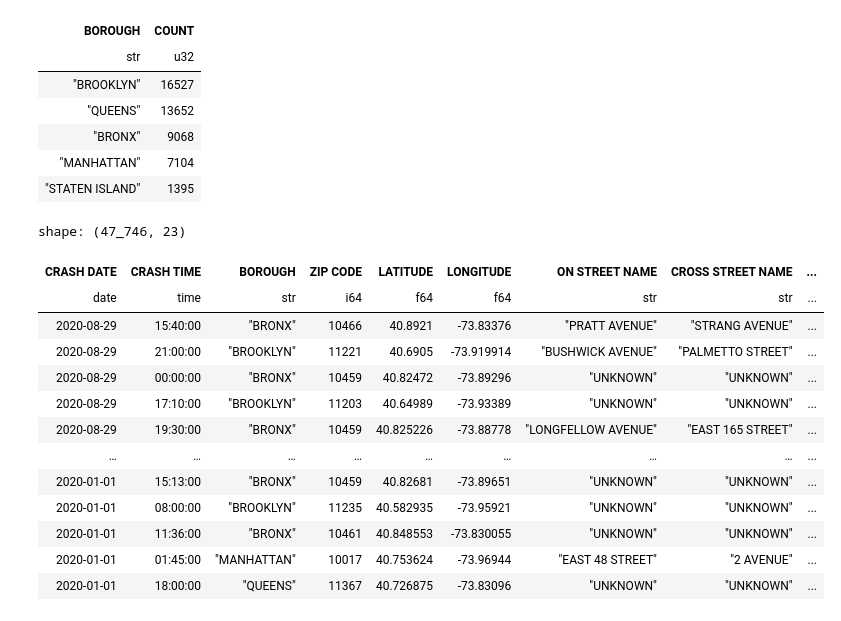
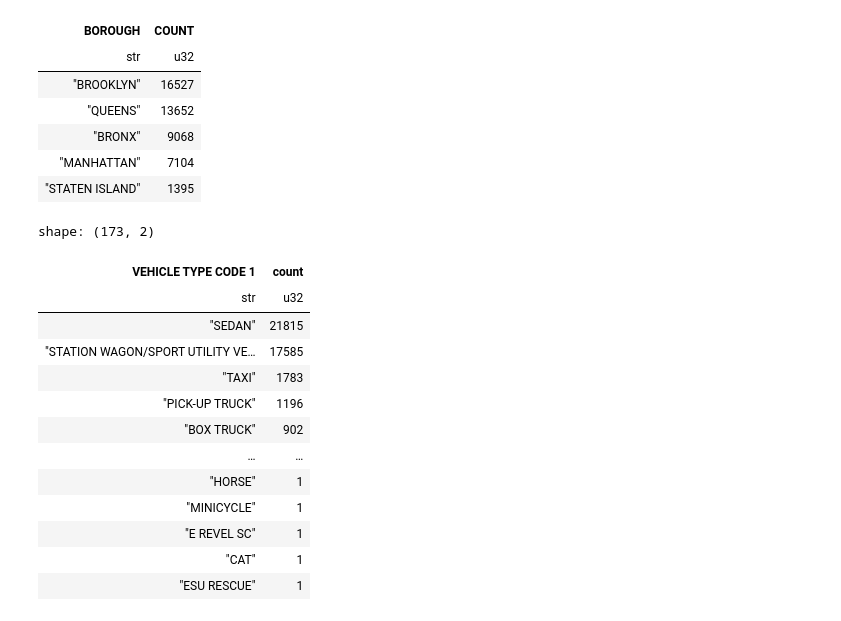
Before and after one commit to khanim-abdullayeva/CodeAlpha_Tasks, a Jupyter notebook: Task 2 - EDA/EDA.ipynb, the cells around one changed output. Cells and saved outputs as stored; diff of their text form; code cells hidden in the pictures.

```diff
--- a/Task 2 - EDA/EDA.ipynb
+++ b/Task 2 - EDA/EDA.ipynb
@@ -75,0 +76,4 @@ df = df.with_columns(
+# %%
+df = df.with_columns(
+    pl.col(["VEHICLE TYPE CODE 1","VEHICLE TYPE CODE 2"]).str.to_uppercase()
+)
@@ -173,17 +197,18 @@ df = df.with_columns(
 # %%
-df
+df["VEHICLE TYPE CODE 1"].value_counts().sort("count", descending = True)
+# Sedans are the most common known vehicle type involved in crashes, appearing most frequently as Vehicle 1 and Vehicle 2.
 # %% [output]
-shape: (47_746, 23)
+shape: (173, 2)
-| CRASH DATE | CRASH TIME | BOROUGH | ZIP CODE | LATITUDE | LONGITUDE | ON STREET NAME | CROSS STREET NAME | ... |
-| date | time | str | i64 | f64 | f64 | str | str | ... |
-| 2020-08-29 | 15:40:00 | "BRONX" | 10466 | 40.8921 | -73.83376 | "PRATT AVENUE" | "STRANG AVENUE" | ... |
-| 2020-08-29 | 21:00:00 | "BROOKLYN" | 11221 | 40.6905 | -73.919914 | "BUSHWICK AVENUE" | "PALMETTO STREET" | ... |
-| 2020-08-29 | 00:00:00 | "BRONX" | 10459 | 40.82472 | -73.89296 | "UNKNOWN" | "UNKNOWN" | ... |
-| 2020-08-29 | 17:10:00 | "BROOKLYN" | 11203 | 40.64989 | -73.93389 | "UNKNOWN" | "UNKNOWN" | ... |
-| 2020-08-29 | 19:30:00 | "BRONX" | 10459 | 40.825226 | -73.88778 | "LONGFELLOW AVENUE" | "EAST 165 STREET" | ... |
-| … | … | … | … | … | … | … | … | ... |
-| 2020-01-01 | 15:13:00 | "BRONX" | 10459 | 40.82681 | -73.89651 | "UNKNOWN" | "UNKNOWN" | ... |
-| 2020-01-01 | 08:00:00 | "BROOKLYN" | 11235 | 40.582935 | -73.95921 | "UNKNOWN" | "UNKNOWN" | ... |
-| 2020-01-01 | 11:36:00 | "BRONX" | 10461 | 40.848553 | -73.830055 | "UNKNOWN" | "UNKNOWN" | ... |
-| 2020-01-01 | 01:45:00 | "MANHATTAN" | 10017 | 40.753624 | -73.96944 | "EAST 48 STREET" | "2 AVENUE" | ... |
-| 2020-01-01 | 18:00:00 | "QUEENS" | 11367 | 40.726875 | -73.83096 | "UNKNOWN" | "UNKNOWN" | ... |
+| VEHICLE TYPE CODE 1 | count |
+| str | u32 |
+| "SEDAN" | 21815 |
+| "STATION WAGON/SPORT UTILITY VE… | 17585 |
+| "TAXI" | 1783 |
+| "PICK-UP TRUCK" | 1196 |
+| "BOX TRUCK" | 902 |
+| … | … |
+| "HORSE" | 1 |
+| "MINICYCLE" | 1 |
+| "E REVEL SC" | 1 |
+| "CAT" | 1 |
+| "ESU RESCUE" | 1 |
```
Also changed, not shown: parts of 19 cells of this notebook.
